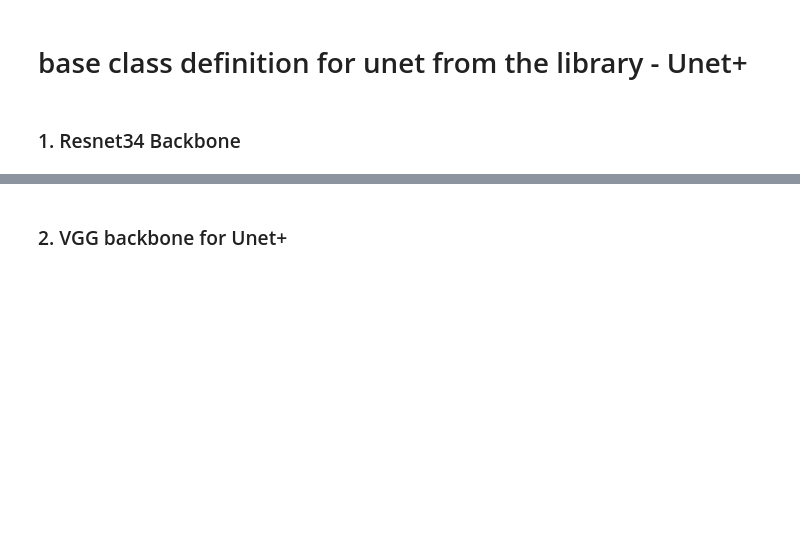
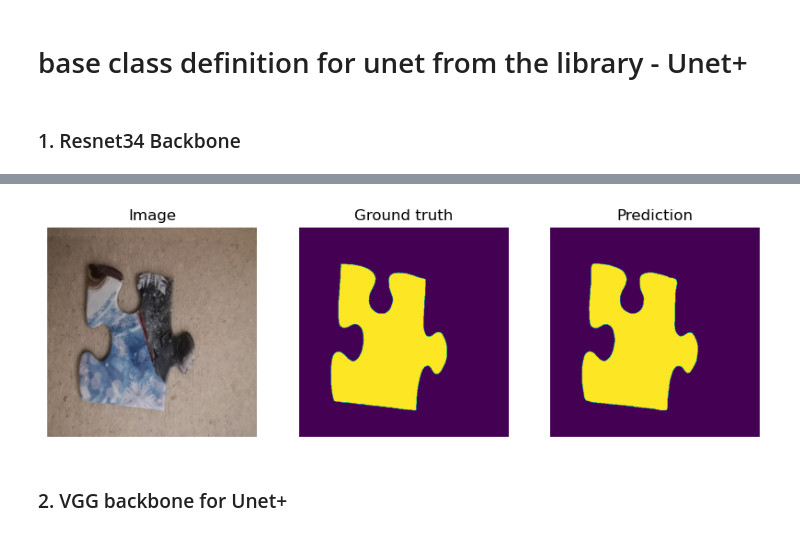
Before and after one commit to Oriinga/ComputerVisionLab, a Jupyter notebook: Lab3/Unet_variants.ipynb, the cells around one changed output, grey strips where cells are left out. Drawn from its saved outputs; the diff is of its cells as text; code cells hidden in the pictures; blank space fills up the shorter version.

Commit message:
unet variants working

```diff
--- a/Lab3/Unet_variants.ipynb
+++ b/Lab3/Unet_variants.ipynb
@@ -141,7 +141,7 @@ test_dataloader = DataLoader(test_dataset,batch_size=1,shuffle=False)
 # %% [markdown]
 # base class definition for unet from the library - Unet+
 # %%
-EPOCHS = 10
+EPOCHS = 50
 T_MAX = EPOCHS * len(train_dataloader)
 OUT_CLASSES = 1
 
@@ -328,32 +359,34 @@ commit_info = smp_model.save_pretrained(
 # %%
 # Display and compare with Ground truth
 batch = next(iter(test_dataloader))
 with torch.no_grad():
-    model.eval()
-    logits = model(batch["image"])
-pr_masks = logits.sigmoid()
+    UnetRes.eval()
+    logits = UnetRes(batch[0])
+pr_masks = logits.sigmoid() >0.5
 for idx, (image, gt_mask, pr_mask) in enumerate(
-    zip(batch["image"], batch["mask"], pr_masks)
+    zip(batch[0], batch[1], pr_masks)
 ):
     if idx <= 4:
         plt.figure(figsize=(10, 5))
         plt.subplot(1, 3, 1)
         plt.imshow(image.numpy().transpose(1, 2, 0))
         plt.title("Image")
         plt.axis("off")
 
         plt.subplot(1, 3, 2)
         plt.imshow(gt_mask.numpy().squeeze())
         plt.title("Ground truth")
         plt.axis("off")
 
         plt.subplot(1, 3, 3)
         plt.imshow(pr_mask.numpy().squeeze())
         plt.title("Prediction")
         plt.axis("off")
         plt.show()
     else:
         break
+# %% [output]
+[figure, added]
 # %% [markdown]
 ### 2. VGG backbone for Unet+
 # %%
```
Also changed, not shown: parts of 17 cells of this notebook.
